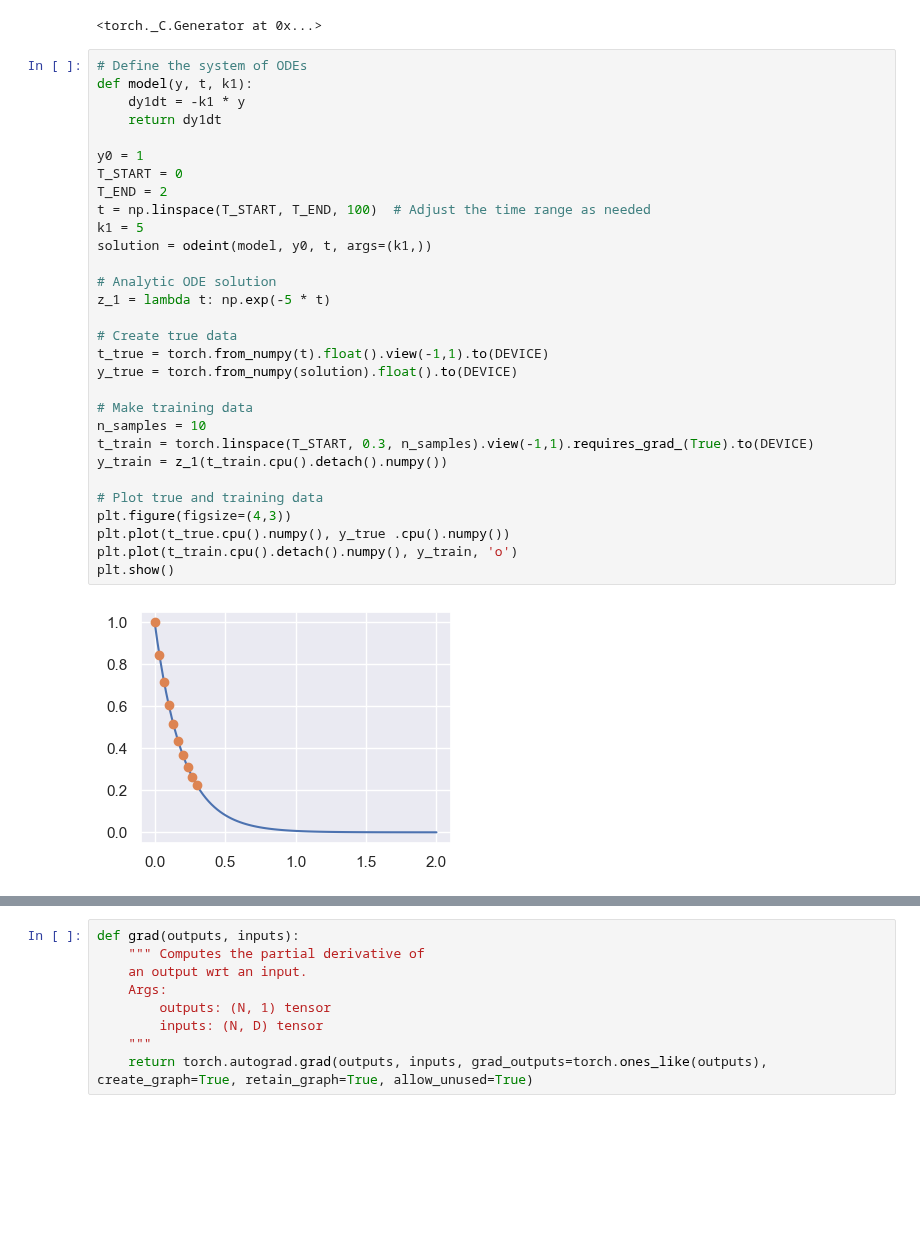
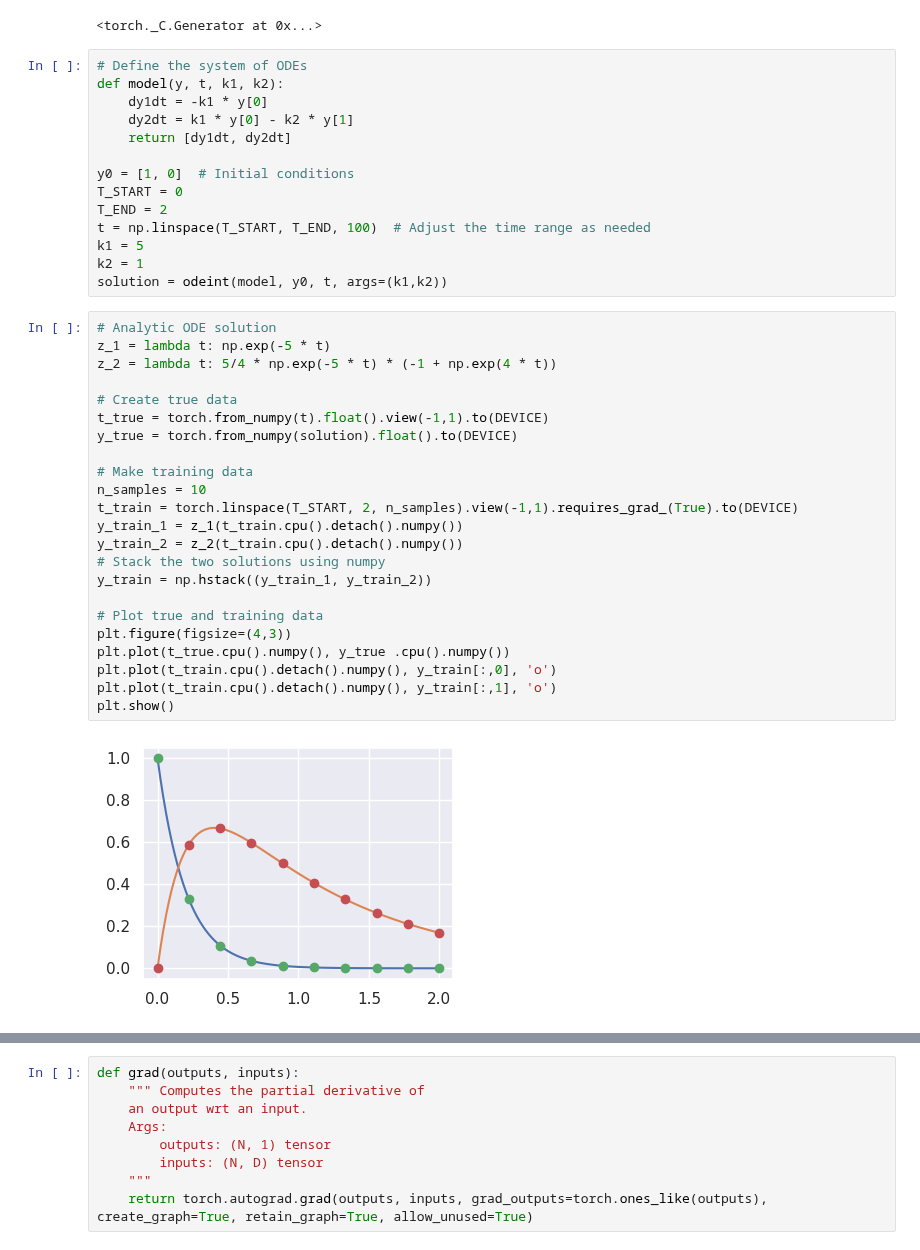
Before and after one commit to costasmexis/ModelMind, a Jupyter notebook: PINN_sODE.ipynb, the cells around one changed output, grey strips where cells are left out. Cells and saved outputs as stored; diff of their text form; blank space fills up the shorter version.

Commit message:
I FCK PARAMETER ESTIMATED FOR SYSTEM ODEs

```diff
--- a/PINN_sODE.ipynb
+++ b/PINN_sODE.ipynb
@@ -16,35 +16,42 @@ sns.set_theme()
 torch.manual_seed(42)
 # %% [output]
 <torch._C.Generator at 0x...>
+# %%
+# Define the system of ODEs
+def model(y, t, k1, k2):
+    dy1dt = -k1 * y[0]
+    dy2dt = k1 * y[0] - k2 * y[1]
+    return [dy1dt, dy2dt]
+
+y0 = [1, 0]  # Initial conditions
+T_START = 0
+T_END = 2
+t = np.linspace(T_START, T_END, 100)  # Adjust the time range as needed
+k1 = 5
+k2 = 1
+solution = odeint(model, y0, t, args=(k1,k2))
 # %%
-# Define the system of ODEs
-def model(y, t, k1):
-    dy1dt = -k1 * y
-    return dy1dt
-
-y0 = 1
-T_START = 0
-T_END = 2
-t = np.linspace(T_START, T_END, 100)  # Adjust the time range as needed
-k1 = 5
-solution = odeint(model, y0, t, args=(k1,))
-
 # Analytic ODE solution
 z_1 = lambda t: np.exp(-5 * t)
+z_2 = lambda t: 5/4 * np.exp(-5 * t) * (-1 + np.exp(4 * t))
 
 # Create true data
 t_true = torch.from_numpy(t).float().view(-1,1).to(DEVICE)
 y_true = torch.from_numpy(solution).float().to(DEVICE)
 
 # Make training data
 n_samples = 10
-t_train = torch.linspace(T_START, 0.3, n_samples).view(-1,1).requires_grad_(True).to(DEVICE)
-y_train = z_1(t_train.cpu().detach().numpy())
+t_train = torch.linspace(T_START, 2, n_samples).view(-1,1).requires_grad_(True).to(DEVICE)
+y_train_1 = z_1(t_train.cpu().detach().numpy())
+y_train_2 = z_2(t_train.cpu().detach().numpy())
+# Stack the two solutions using numpy
+y_train = np.hstack((y_train_1, y_train_2))
 
 # Plot true and training data
 plt.figure(figsize=(4,3))
 plt.plot(t_true.cpu().numpy(), y_true .cpu().numpy())
-plt.plot(t_train.cpu().detach().numpy(), y_train, 'o')
+plt.plot(t_train.cpu().detach().numpy(), y_train[:,0], 'o')
+plt.plot(t_train.cpu().detach().numpy(), y_train[:,1], 'o')
 plt.show()
 # %% [output]
-[figure, old version]
+[figure, new version]
```
Also changed, not shown: parts of 7 cells of this notebook.
